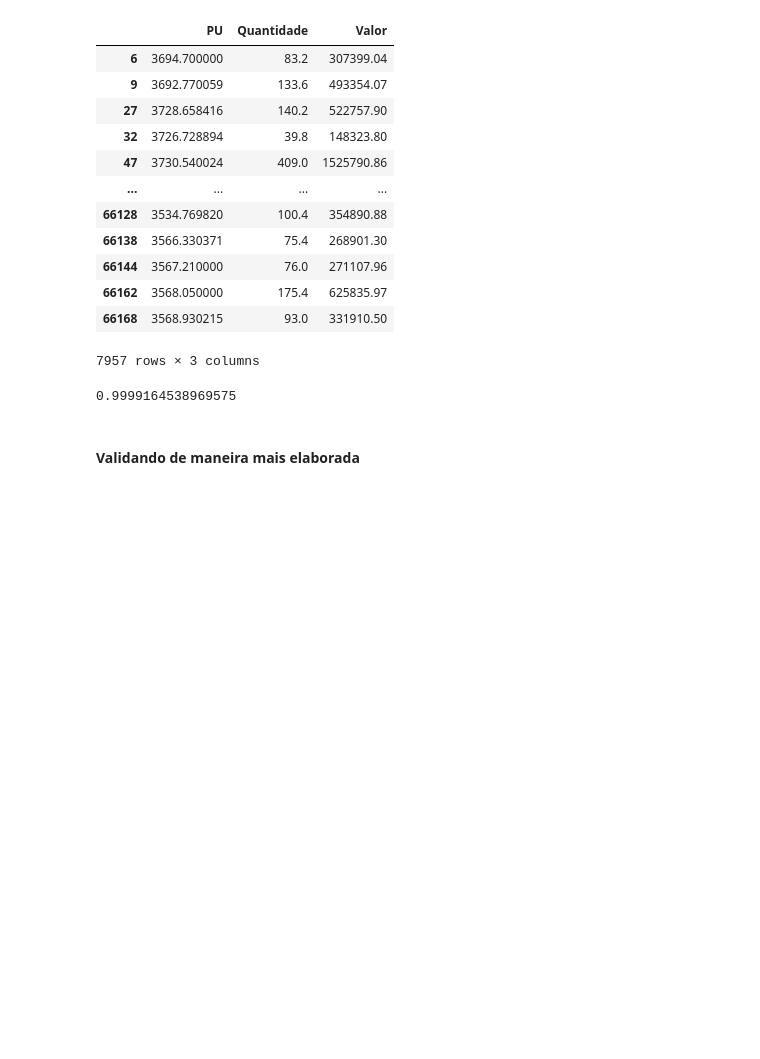
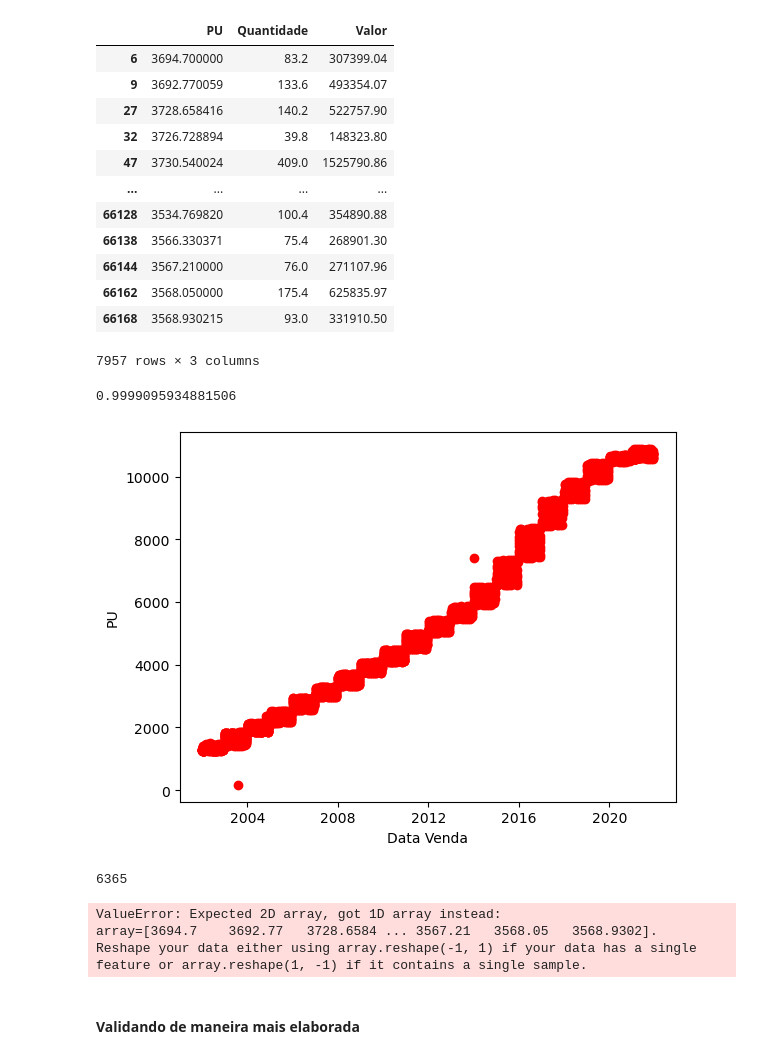
Before and after one commit to mateuspalacio/grupo_four_jupyter, a Jupyter notebook: Grupo 4.ipynb, the cells around one changed output. Drawn from its saved outputs; the diff is of its cells as text; code cells hidden in the pictures; blank space fills up the shorter version.

```diff
--- a/Grupo 4.ipynb
+++ b/Grupo 4.ipynb
@@ -337,6 +336,7 @@ df_features
 66169 rows × 3 columns
 # %%
 df_features_c1=df_dados_c1.drop(columns=['Tipo_Titulo','Data_Venda','Vencimento_do_Titulo'])
+df_features_c1_datas = df_dados_c1.drop(columns=['Tipo_Titulo','Vencimento_do_Titulo'])
 df_features_c1
 # %% [output]
 |  | PU | Quantidade | Valor |
@@ -355,6 +355,7 @@ df_features_c1
 # %%
 #Tentando fazer o training com df_dados_c1(seriam os dados redimencionados para f1 e f2 dos tesouros de tipo Selic)
 pu_selic=df_dados_c1['PU']
+data_selic=df_dados_c1['Data_Venda']
 X_train, X_test, y_train, y_test = train_test_split(df_features_c1.values, pu_selic, test_size=0.2)
 model = getModel().fit(X_train, y_train)
 
@@ -362,7 +363,27 @@ score = model.score(X_test,y_test)
 
 score
 # %% [output]
-0.9999164538969575
+0.9999095934881506
+# %%
+plt.scatter(df_features_c1_datas['Data_Venda'], df_features_c1['PU'],c='red')
+
+plt.ylabel('PU')
+plt.xlabel('Data Venda')
+plt.show()
+len(model.predict(X_train))
+# %% [output]
+[figure, added]
+6365
+# %%
+plt.scatter(df_features_c1_datas['Data_Venda'],model.predict( df_features_c1['PU']), c='blue')
+
+plt.xlabel('PU')
+plt.ylabel('Data Venda')
+plt.show()
+# %% [output]
+ValueError: Expected 2D array, got 1D array instead:
+array=[3694.7    3692.77   3728.6584 ... 3567.21   3568.05   3568.9302].
+Reshape your data either using array.reshape(-1, 1) if your data has a single feature or array.reshape(1, -1) if it contains a single sample.
 # %% [markdown]
 #### Validando de maneira mais elaborada
 # %%
```
Also changed, not shown: parts of 15 cells of this notebook.
